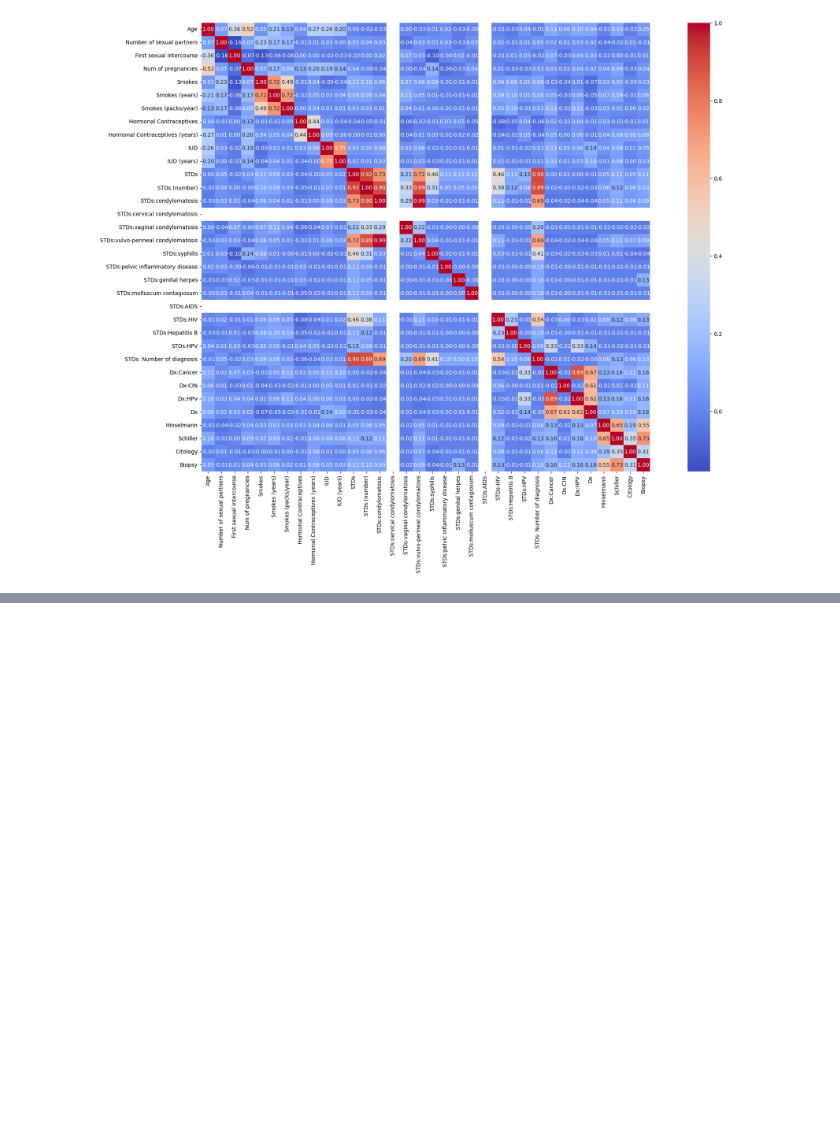
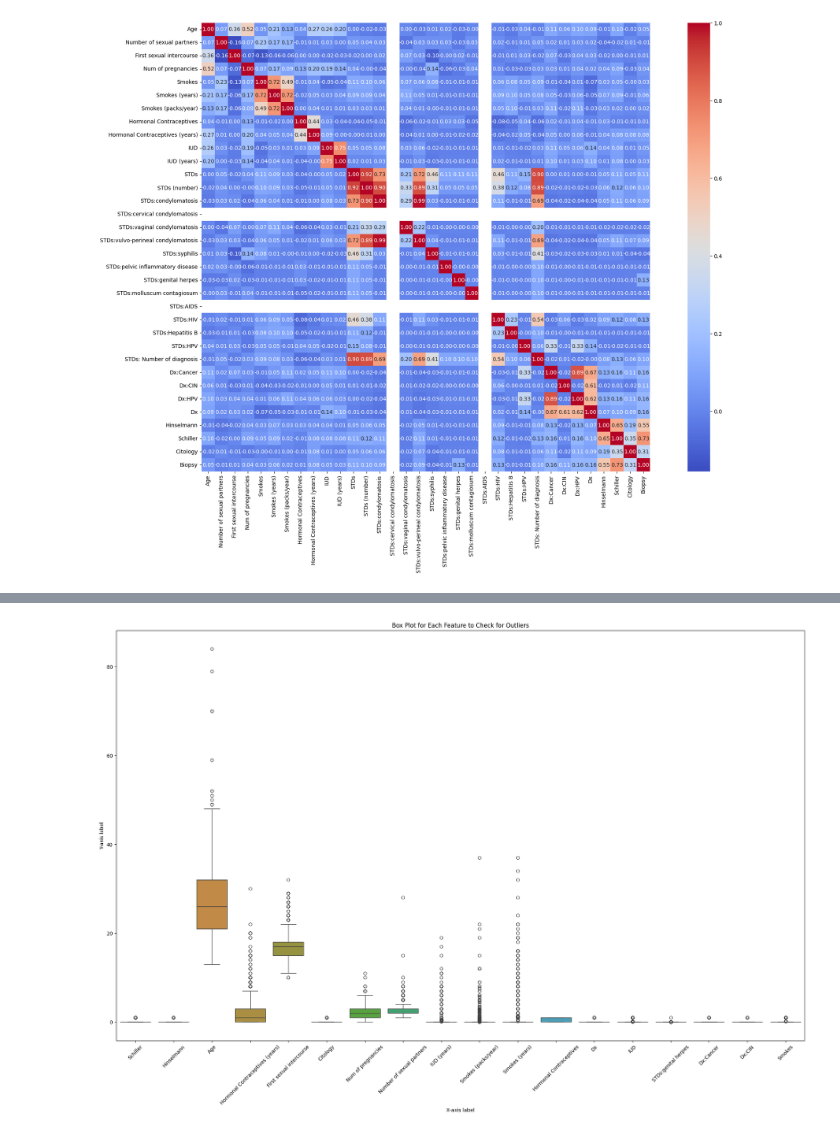
Before and after one commit to va22abb/Msc-Data-Project-Comparative-study-of-machine-learning-algorithms-in-predicting-cervical-cancer, a Jupyter notebook: Cervical_Cancer_Code.ipynb, the cells around one changed output, grey strips where cells are left out. Saved outputs shown, nothing was run; the diff lists cells and outputs as text; code cells hidden in the pictures; blank space fills up the shorter version.

```diff
--- a/Cervical_Cancer_Code.ipynb
+++ b/Cervical_Cancer_Code.ipynb
@@ -257,0 +329,7 @@ plt.show()
+# %%
+# Creating a DataFrame for feature importances  and display them in descending order
+feature_importances = pd.DataFrame({'Feature': feature_names, 'Importance': importances})
+feature_importances = feature_importances.sort_values(by='Importance', ascending=False)
+
+# Displaying the feature importances table
+feature_importances
@@ -257,0 +354,10 @@ plt.show()
+# %%
+# Keeping only features with an importance score of 0.01 or higher
+important_features = feature_importances[feature_importances['Importance'] >= 0.01]['Feature']
+
+# Selecting only the important features from the original data
+data_important = data[important_features]
+
+# Showing the retained columns
+print("Retained columns:")
+data_important.head(10)
@@ -257,0 +377,17 @@ plt.show()
+# %%
+# Setting up the plot size
+plt.figure(figsize=(25, 15))
+
+# Using seaborn's boxplot function box plot for important features
+sns.boxplot(data=data_important)
+
+# Adding labels and a title to the plot
+plt.xticks(rotation=45)
+plt.xlabel('X-axis label')
+plt.ylabel('Y-axis label')
+plt.title('Box Plot for Each Feature to Check for Outliers')
+
+# Display the plot
+plt.show()
+# %% [output]
+[figure, added]
```
Also changed, not shown: parts of 12 cells of this notebook.
